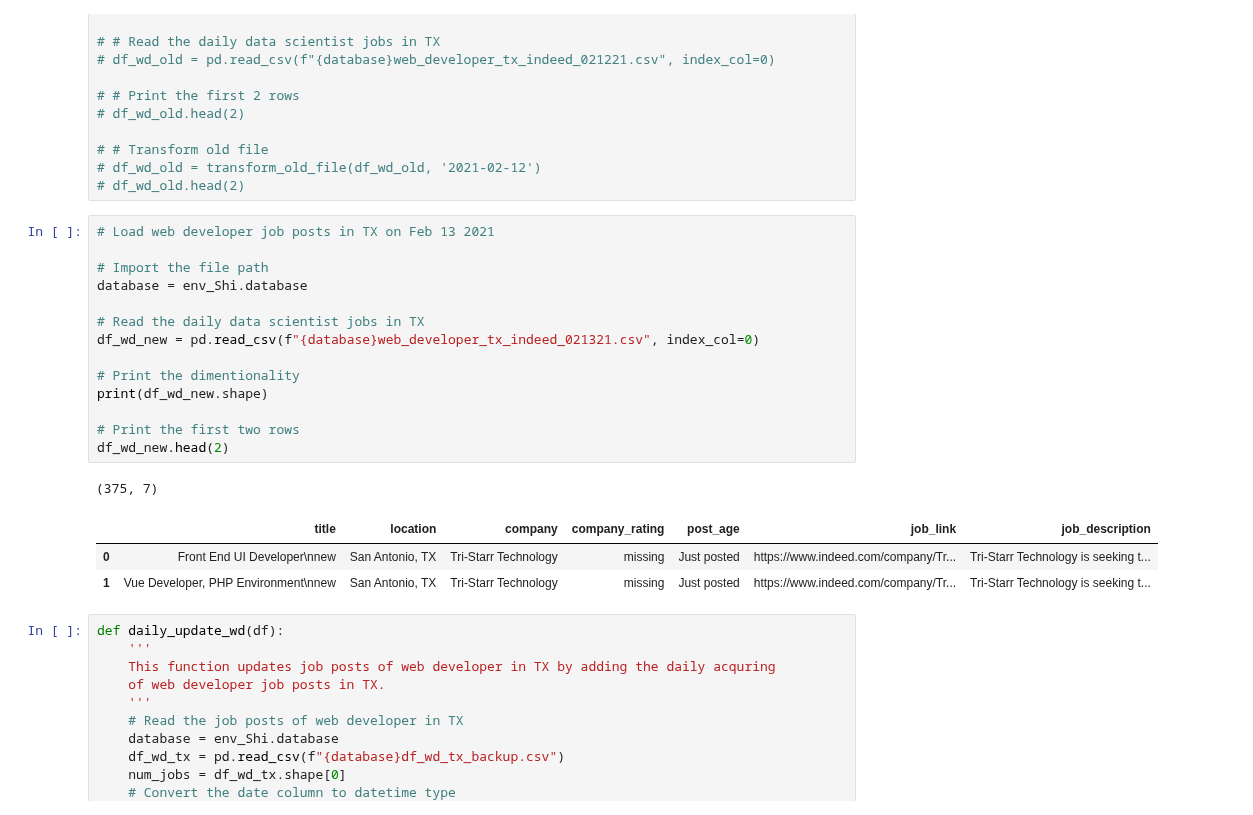
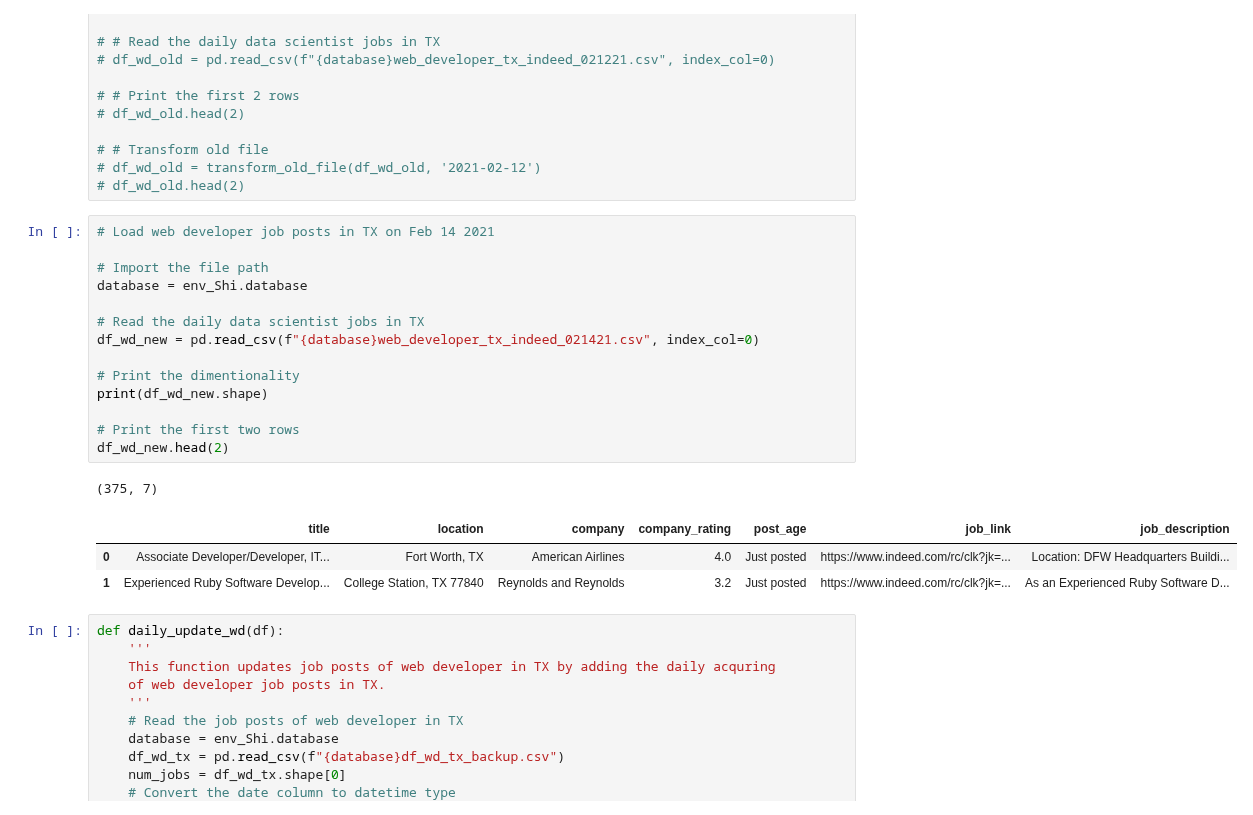
Before and after one commit to Blue-Owl-Data/Job-Search-Dashboard, a Jupyter notebook: notebook/MVP_Shi.ipynb, the cells around one changed output. Drawn from its saved outputs; the diff is of its cells as text.

Commit message:
update the job positings of data scientist and web developer in TX

```diff
--- a/notebook/MVP_Shi.ipynb
+++ b/notebook/MVP_Shi.ipynb
@@ -512,24 +512,24 @@ datetime.datetime(2021, 2, 14, 2, 15, 14, tzinfo=tzutc())
 # df_wd_old = transform_old_file(df_wd_old, '2021-02-12')
 # df_wd_old.head(2)
 # %%
-# Load web developer job posts in TX on Feb 13 2021
+# Load web developer job posts in TX on Feb 14 2021
 
 # Import the file path
 database = env_Shi.database
 
 # Read the daily data scientist jobs in TX
-df_wd_new = pd.read_csv(f"{database}web_developer_tx_indeed_021321.csv", index_col=0)
+df_wd_new = pd.read_csv(f"{database}web_developer_tx_indeed_021421.csv", index_col=0)
 
 # Print the dimentionality
 print(df_wd_new.shape)
 
 # Print the first two rows
 df_wd_new.head(2)
 # %% [output]
 (375, 7)
 |  | title | location | company | company_rating | post_age | job_link | job_description |
-| 0 | Front End UI Developer\nnew | San Antonio, TX | Tri-Starr Technology | missing | Just posted | https://www.indeed.com/company/Tr... | Tri-Starr Technology is seeking t... |
-| 1 | Vue Developer, PHP Environment\nnew | San Antonio, TX | Tri-Starr Technology | missing | Just posted | https://www.indeed.com/company/Tr... | Tri-Starr Technology is seeking t... |
+| 0 | Associate Developer/Developer, IT... | Fort Worth, TX | American Airlines | 4.0 | Just posted | https://www.indeed.com/rc/clk?jk=... | Location: DFW Headquarters Buildi... |
+| 1 | Experienced Ruby Software Develop... | College Station, TX 77840 | Reynolds and Reynolds | 3.2 | Just posted | https://www.indeed.com/rc/clk?jk=... | As an Experienced Ruby Software D... |
 # %%
 def daily_update_wd(df):
     '''
```
Also changed, not shown: parts of 11 cells of this notebook.
